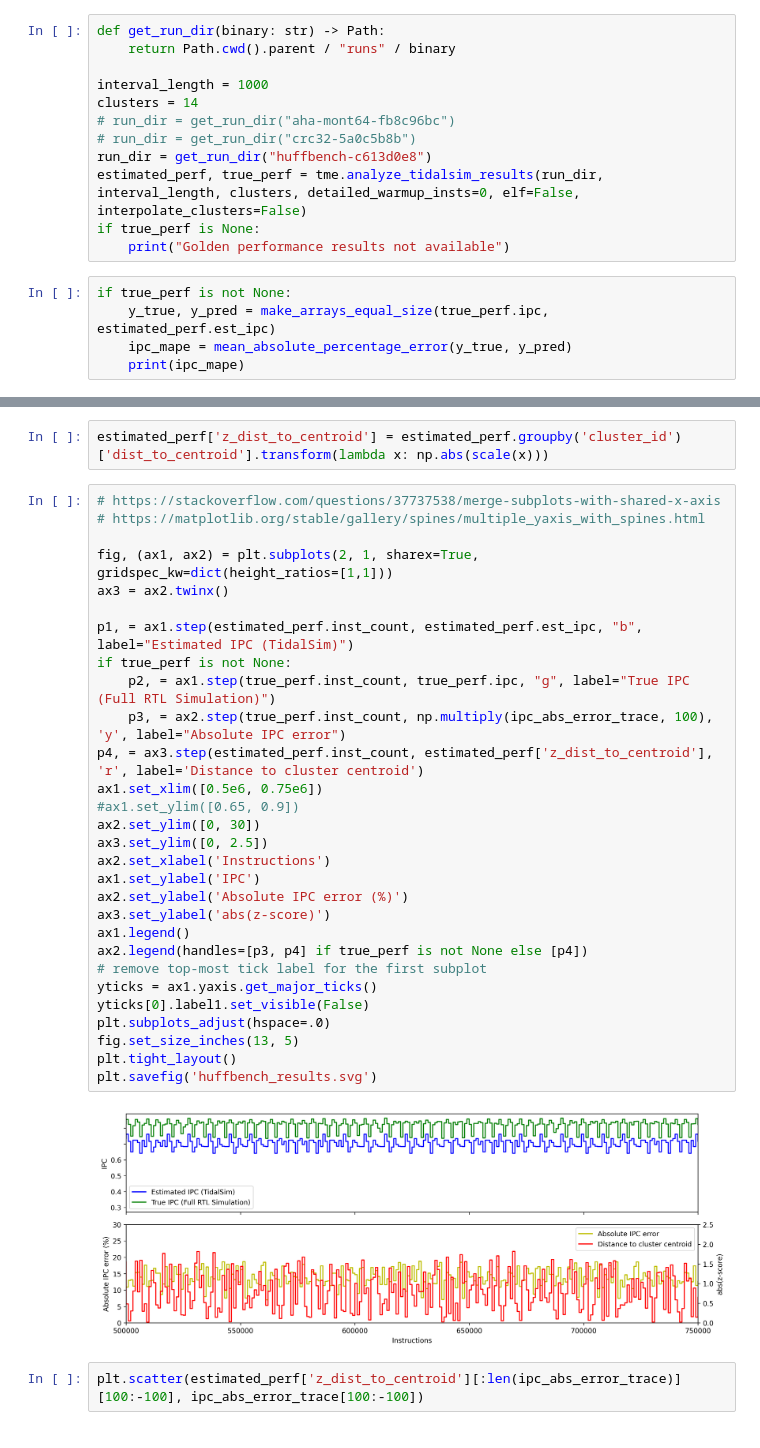
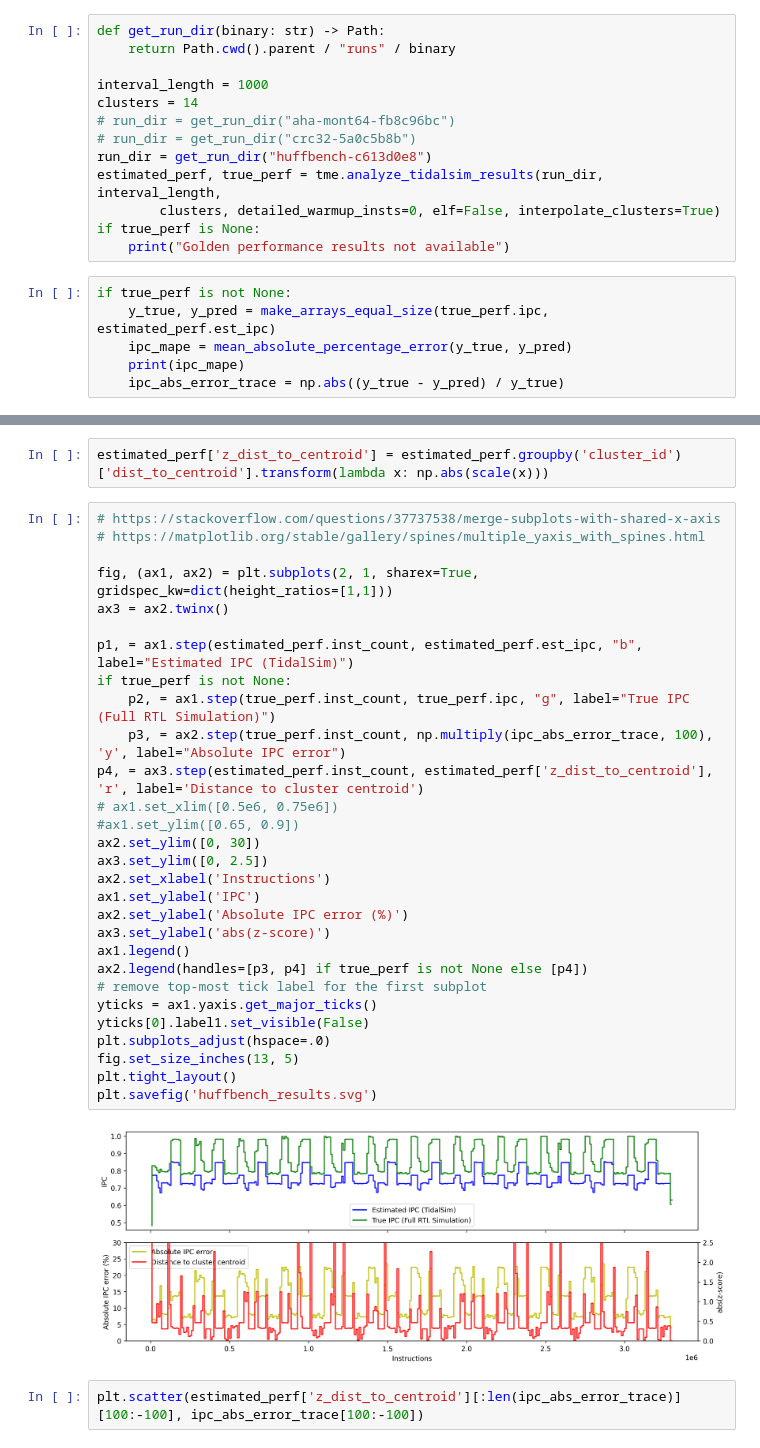
Before and after one commit to euphoric-hardware/tidalsim, a Jupyter notebook: notebooks/Plotting.ipynb, the cells around one changed output, grey strips where cells are left out. Saved outputs shown, nothing was run; the diff lists cells and outputs as text.

```diff
--- a/notebooks/Plotting.ipynb
+++ b/notebooks/Plotting.ipynb
@@ -29,7 +29,8 @@ clusters = 14
 # run_dir = get_run_dir("aha-mont64-fb8c96bc")
 # run_dir = get_run_dir("crc32-5a0c5b8b")
 run_dir = get_run_dir("huffbench-c613d0e8")
-estimated_perf, true_perf = tme.analyze_tidalsim_results(run_dir, interval_length, clusters, detailed_warmup_insts=0, elf=False, interpolate_clusters=False)
+estimated_perf, true_perf = tme.analyze_tidalsim_results(run_dir, interval_length,
+        clusters, detailed_warmup_insts=0, elf=False, interpolate_clusters=True)
 if true_perf is None:
     print("Golden performance results not available")
 # %%
@@ -37,4 +38,5 @@ if true_perf is not None:
     y_true, y_pred = make_arrays_equal_size(true_perf.ipc, estimated_perf.est_ipc)
     ipc_mape = mean_absolute_percentage_error(y_true, y_pred)
     print(ipc_mape)
+    ipc_abs_error_trace = np.abs((y_true - y_pred) / y_true)
 # %% [output]
@@ -45,34 +46,34 @@ estimated_perf['z_dist_to_centroid'] = estimated_perf.groupby('cluster_id')['dis
 # %%
 # https://stackoverflow.com/questions/37737538/merge-subplots-with-shared-x-axis
 # https://matplotlib.org/stable/gallery/spines/multiple_yaxis_with_spines.html
 
 fig, (ax1, ax2) = plt.subplots(2, 1, sharex=True, gridspec_kw=dict(height_ratios=[1,1]))
 ax3 = ax2.twinx()
 
 p1, = ax1.step(estimated_perf.inst_count, estimated_perf.est_ipc, "b", label="Estimated IPC (TidalSim)")
 if true_perf is not None:
     p2, = ax1.step(true_perf.inst_count, true_perf.ipc, "g", label="True IPC (Full RTL Simulation)")
     p3, = ax2.step(true_perf.inst_count, np.multiply(ipc_abs_error_trace, 100), 'y', label="Absolute IPC error")
 p4, = ax3.step(estimated_perf.inst_count, estimated_perf['z_dist_to_centroid'], 'r', label='Distance to cluster centroid')
-ax1.set_xlim([0.5e6, 0.75e6])
+# ax1.set_xlim([0.5e6, 0.75e6])
 #ax1.set_ylim([0.65, 0.9])
 ax2.set_ylim([0, 30])
 ax3.set_ylim([0, 2.5])
 ax2.set_xlabel('Instructions')
 ax1.set_ylabel('IPC')
 ax2.set_ylabel('Absolute IPC error (%)')
 ax3.set_ylabel('abs(z-score)')
 ax1.legend()
 ax2.legend(handles=[p3, p4] if true_perf is not None else [p4])
 # remove top-most tick label for the first subplot
 yticks = ax1.yaxis.get_major_ticks()
 yticks[0].label1.set_visible(False)
 plt.subplots_adjust(hspace=.0)
 fig.set_size_inches(13, 5)
 plt.tight_layout()
 plt.savefig('huffbench_results.svg')
 # %% [output]
-[figure, old version]
+[figure, new version]
 # %%
 plt.scatter(estimated_perf['z_dist_to_centroid'][:len(ipc_abs_error_trace)][100:-100], ipc_abs_error_trace[100:-100])
 # %% [output]
```
Also changed, not shown: parts of 1 cell of this notebook.
